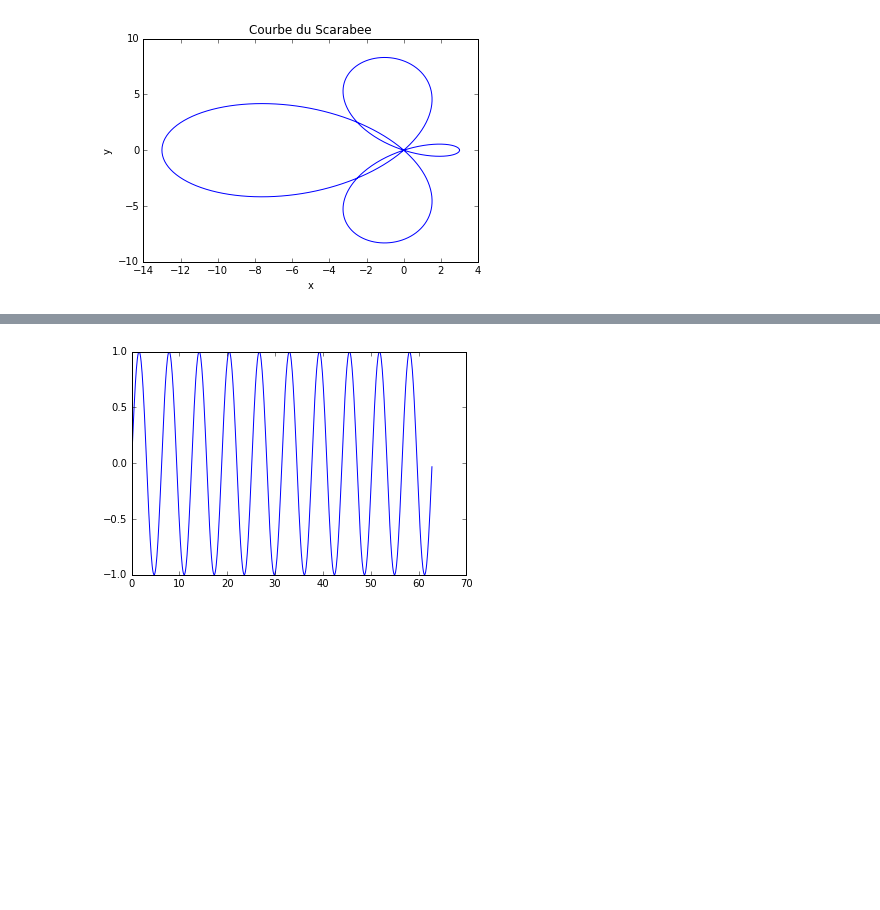
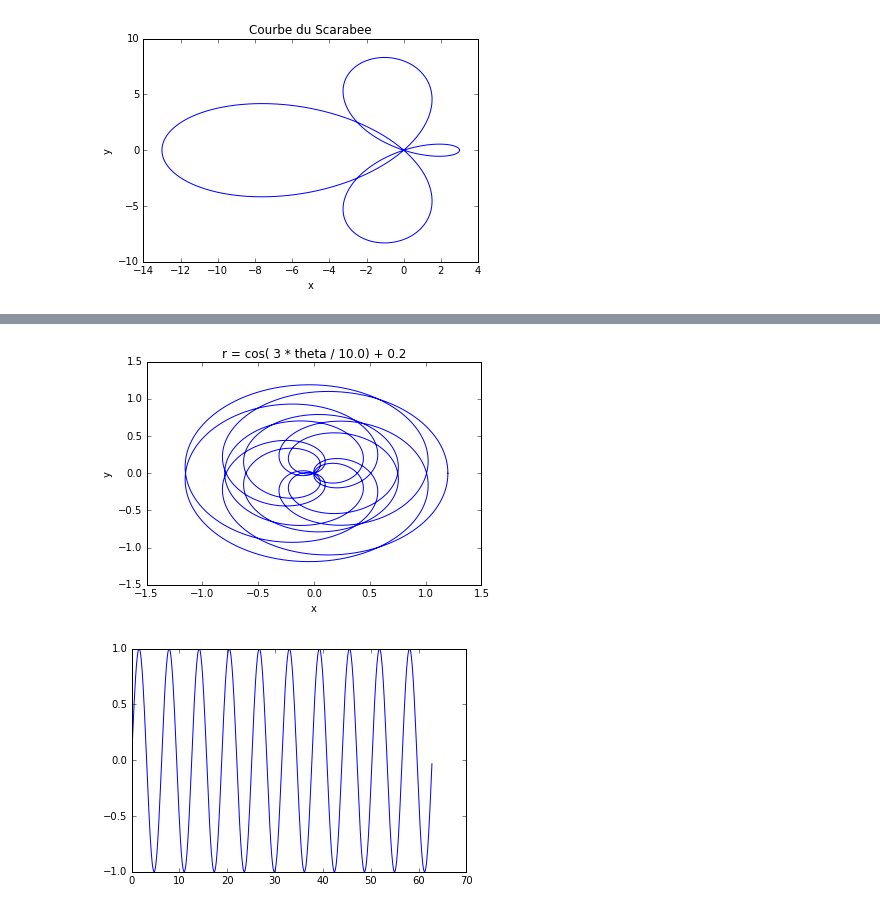
Before and after one commit to rchateauneu/survol, a Jupyter notebook: Experimental/Jupyter_Notebook_Tests/GeneralJupyterTests.ipynb, the cells around one changed output, grey strips where cells are left out. Drawn from its saved outputs; the diff is of its cells as text; code cells hidden in the pictures; blank space fills up the shorter version.

```diff
--- a/Experimental/Jupyter_Notebook_Tests/GeneralJupyterTests.ipynb
+++ b/Experimental/Jupyter_Notebook_Tests/GeneralJupyterTests.ipynb
@@ -68,3 +80,15 @@ plt.show()
+# %%
+plt.xlabel("x")
+plt.ylabel("y")
+plt.title("r = cos( 3 * theta / 10.0) + 0.2")
+theta = np.arange(0,20*np.pi,0.0001)   # start,stop,step
+r = np.cos( 3 * theta / 10.0) + 0.2
+x = r * np.cos(theta)
+y = r * np.sin(theta)
+plt.plot(x,y)
+plt.show()
+# %% [output]
+[figure, added]
 # %%
 t = np.arange(0,20*np.pi,0.1)   # start,stop,step
 x = np.sin(t)
```
Also changed, not shown: parts of 5 cells of this notebook.
